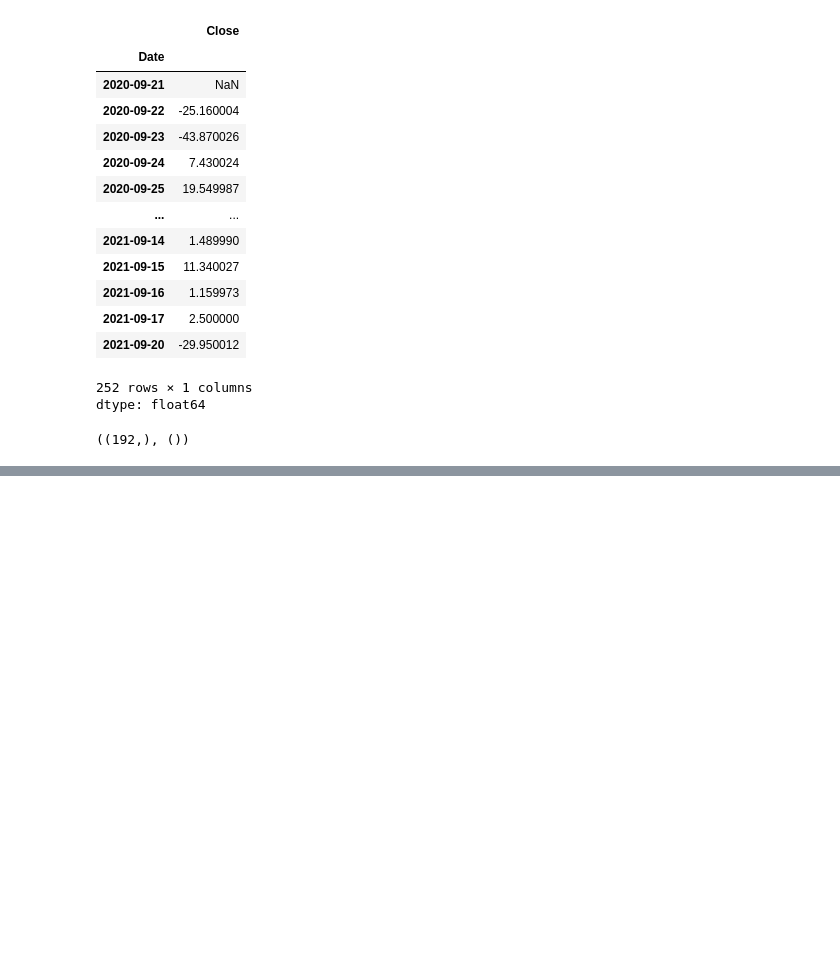
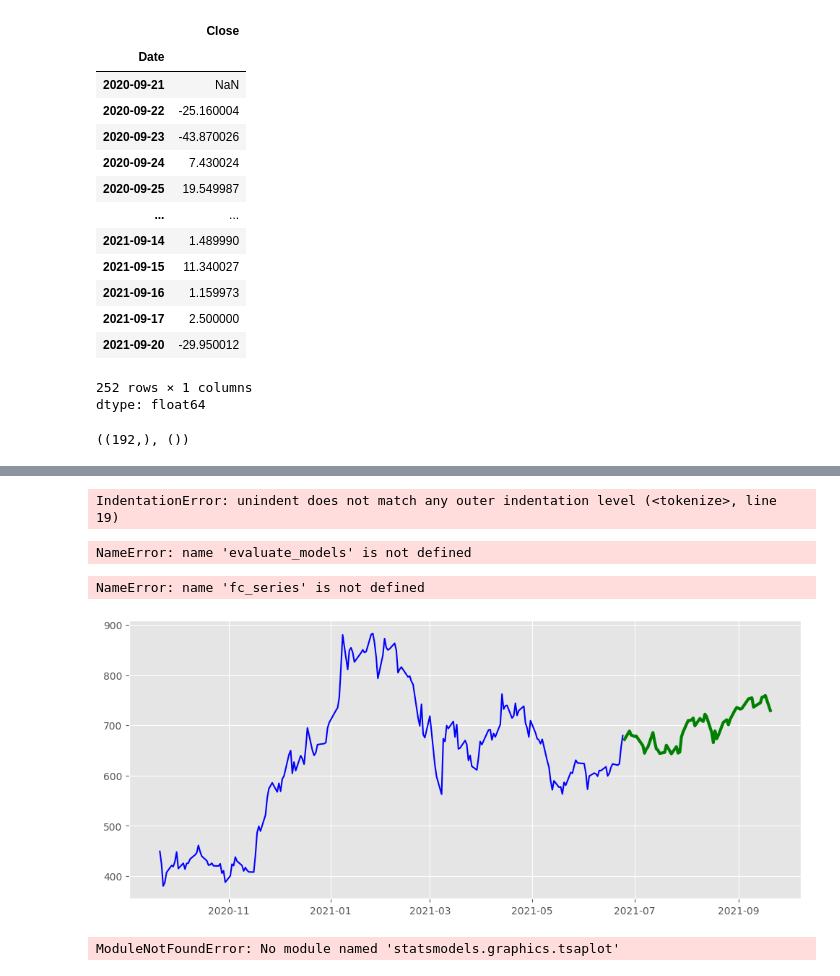
Before and after one commit to kalki81000/File-Handling, a Jupyter notebook: Untitled62.ipynb, the cells around one changed output, grey strips where cells are left out. Drawn from its saved outputs; the diff is of its cells as text; code cells hidden in the pictures; blank space fills up the shorter version.

```diff
--- a/Untitled62.ipynb
+++ b/Untitled62.ipynb
@@ -594,0 +599,3 @@ train_data.shape , test_data.shape
+# %%
+test_data = test_data['Close']
+test_data
@@ -594,0 +655,61 @@ train_data.shape , test_data.shape
+# %%
+def train_arima_model(x,y,arima_order):
+    #prepare training datasets
+    #make predications list
+    histroy = [x for x in x]
+    predictions = list()
+    for t in range(len(y)):
+        model = ARIMA(histroy , order = arime_order)
+        model_fit = model.fit()
+        yhat = model_fit.forecast()[0]
+        predictions.append(yhat)
+        histroy.append(y[t])
+    #calculated out of sample error
+    rmse = np.sqrt(mean_squared_error(y , predictions))
+    return = rmse
+
+
+if isinstance(dataset , pd.DataFrame):
+      datasets = dataset['Close']
+  dataset = datasset.astype('float32')
+  best_score , best_cfg = float("inf") ,None
+  for p in p p_values :
+      for d in d_values :
+          for q in q_values:
+              order = (p,d,q)
+              try:
+                rmse = train_arima_model(dataset , test , order)
+                if rmse < best_score:
+                best_score , best_cfg = rmse , order
+              print("ARIMA%s RMSE = %.3f' % (order , rsme))
+           except :
+                continue
+print('Best ARTMA%s RMSE = %.3f'  % (best_cfg , best_score))
+# %% [output]
+IndentationError: unindent does not match any outer indentation level (<tokenize>, line 19)
+# %%
+evaluate_models(train_data , test_data , p_values , d_values , q_values)
+# %% [output]
+NameError: name 'evaluate_models' is not defined
+# %%
+#forcast value with
+plt.figure(figsize=(12, 5) , dpi = 100)
+plt.plot(train_data['Close'] , label = "Training" , color = "blue")
+plt.plot(test_data , label = 'Test' , color ="green" , linewidth = 3)
+plt.plot(fc_series , label = 'Forecast' , color = 'red')
+plt.title("Forecast vs Actuals on test data")
+plt.legend(loc = 'upper left' , fontsize = 8)
+plt.show()
+# %% [output]
+NameError: name 'fc_series' is not defined
+[figure, added]
+# %%
+from statsmodels.graphics.tsaplot import plot_predict
+fig = plt.figure(figsize=(18,8))
+ax1 = fig.add_subplot(111)
+plot_predict(result = model_fit , start =1 , end=len(df_close)+60 , ax = ax1)
+plt.grid("both")
+plt.legend(['Forecast' ,'Clean','95% confidence interval'],fontsize = 20 , shadow = True , facecolor = '')
+plt.show()
+# %% [output]
+ModuleNotFoundError: No module named 'statsmodels.graphics.tsaplot'
```
Also changed, not shown: parts of 22 cells of this notebook.
